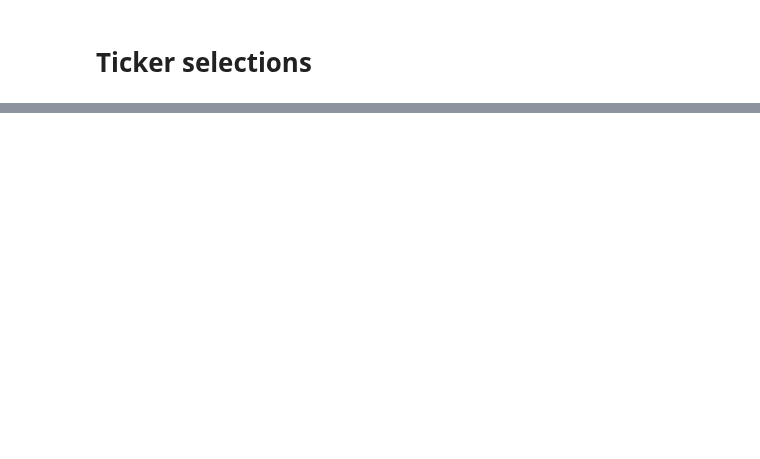
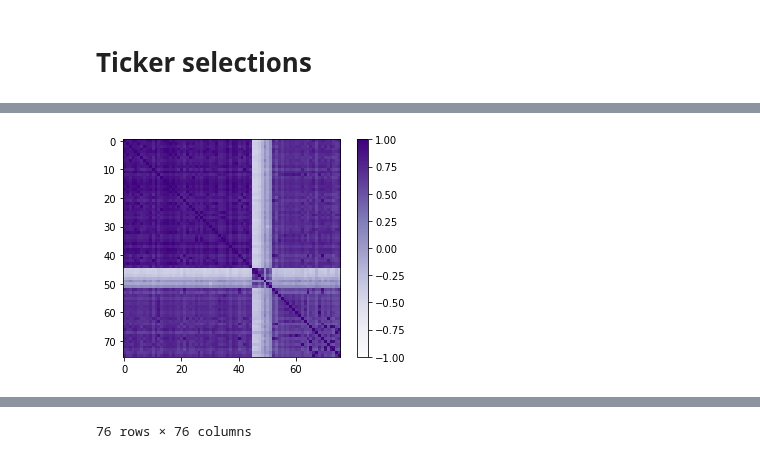
Before and after one commit to sonesuke/mypo, a Jupyter notebook: docs/tutorial/tickers.ipynb, the cells around one changed output, grey strips where cells are left out. Drawn from its saved outputs; the diff is of its cells as text; code cells hidden in the pictures; blank space fills up the shorter version.

```diff
--- a/docs/tutorial/tickers.ipynb
+++ b/docs/tutorial/tickers.ipynb
@@ -45,0 +49,14 @@ combinations = make_combinations(cluster)
+# %%
+import matplotlib.pyplot as plt
+from mypo import clustering_tickers, evaluate_combinations
+cluster = clustering_tickers(market, n=4)
+corr = market.get_rate_of_change()[cluster.index].corr()
+
+plt.figure()
+plt.imshow(corr,interpolation='nearest',vmin=-1,vmax=1,cmap='Purples')
+plt.colorbar()
+plt.show()
+
+corr
+# %% [output]
+[figure, added]
@@ -46 +80,2 @@ combinations = make_combinations(cluster)
+76 rows × 76 columns
 # %%
```
Also changed, not shown: parts of 10 cells of this notebook, 14 other files.
